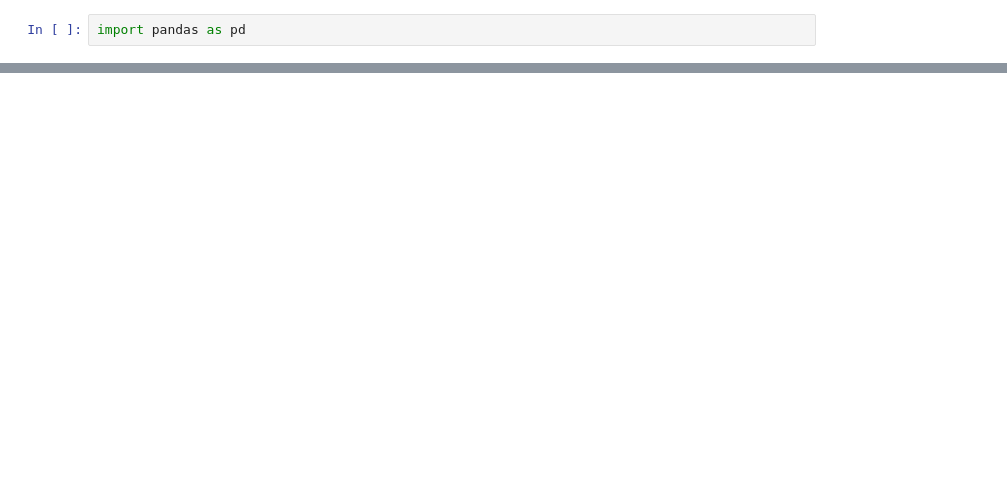
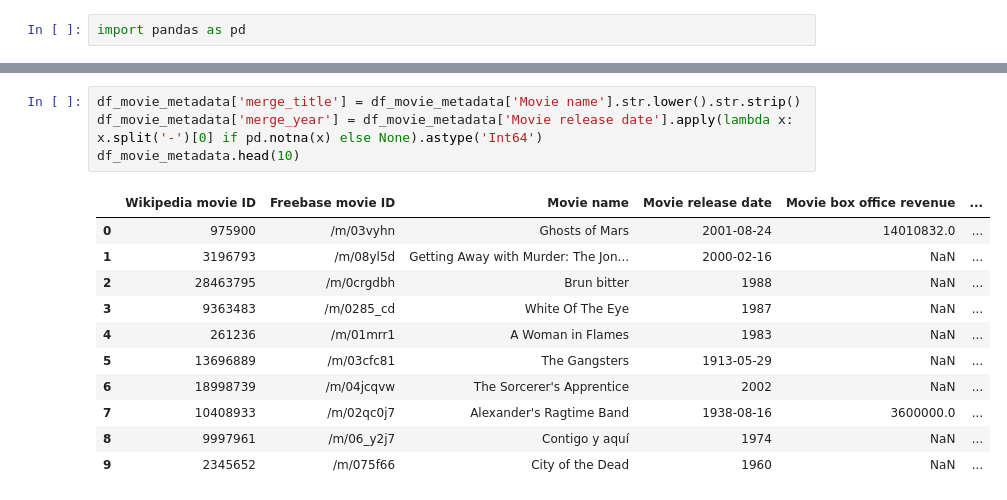
Before and after one commit to epfl-ada/ada-2024-project-phpjj1, a Jupyter notebook: src/data/merge.ipynb, the cells around one changed output, grey strips where cells are left out. Saved outputs shown, nothing was run; the diff lists cells and outputs as text; blank space fills up the shorter version.

```diff
--- a/src/data/merge.ipynb
+++ b/src/data/merge.ipynb
@@ -50 +41,17 @@ df movie len: 81741, df ratings len: 45466
+# %%
+df_movie_metadata['merge_title'] = df_movie_metadata['Movie name'].str.lower().str.strip()
+df_movie_metadata['merge_year'] = df_movie_metadata['Movie release date'].apply(lambda x: x.split('-')[0] if pd.notna(x) else None).astype('Int64')
+df_movie_metadata.head(10)
+# %% [output]
+|  | Wikipedia movie ID | Freebase movie ID | Movie name | Movie release date | Movie box office revenue | ... |
+| 0 | 975900 | /m/03vyhn | Ghosts of Mars | 2001-08-24 | 14010832.0 | ... |
+| 1 | 3196793 | /m/08yl5d | Getting Away with Murder: The Jon... | 2000-02-16 | NaN | ... |
+| 2 | 28463795 | /m/0crgdbh | Brun bitter | 1988 | NaN | ... |
+| 3 | 9363483 | /m/0285_cd | White Of The Eye | 1987 | NaN | ... |
+| 4 | 261236 | /m/01mrr1 | A Woman in Flames | 1983 | NaN | ... |
+| 5 | 13696889 | /m/03cfc81 | The Gangsters | 1913-05-29 | NaN | ... |
+| 6 | 18998739 | /m/04jcqvw | The Sorcerer's Apprentice | 2002 | NaN | ... |
+| 7 | 10408933 | /m/02qc0j7 | Alexander's Ragtime Band | 1938-08-16 | 3600000.0 | ... |
+| 8 | 9997961 | /m/06_y2j7 | Contigo y aquí | 1974 | NaN | ... |
+| 9 | 2345652 | /m/075f66 | City of the Dead | 1960 | NaN | ... |
 # %%
```
Also changed, not shown: parts of 13 cells of this notebook, 3 other files.
